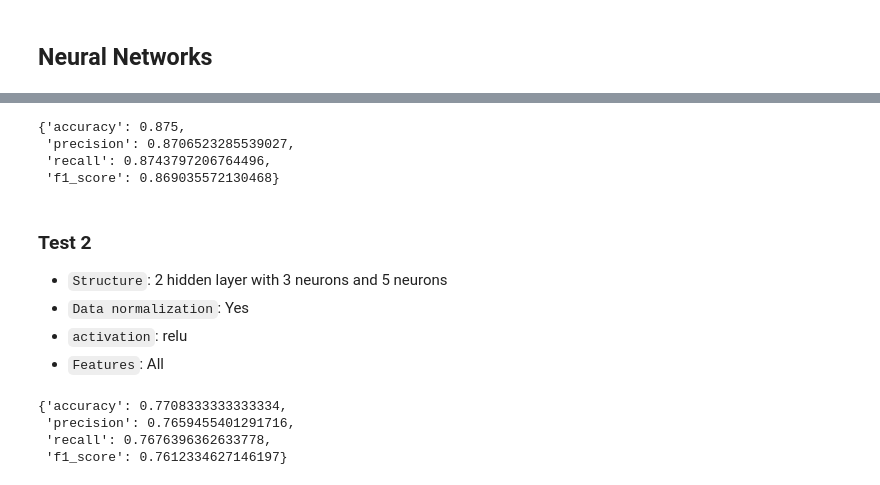
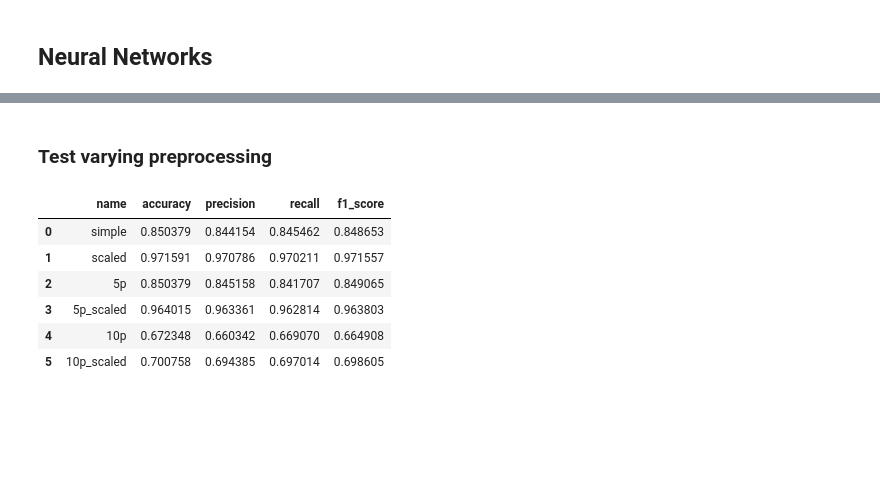
Before and after one commit to richardbinder/MachineLearning2024S, a Jupyter notebook: Exercise1/ObesityLevels/obesity_levels.ipynb, the cells around one changed output, grey strips where cells are left out. Drawn from its saved outputs; the diff is of its cells as text; code cells hidden in the pictures; blank space fills up the shorter version.

```diff
--- a/Exercise1/ObesityLevels/obesity_levels.ipynb
+++ b/Exercise1/ObesityLevels/obesity_levels.ipynb
@@ -143,26 +165,11 @@ X_train, X_test, y_train, y_test = train_test_split(X, y, test_size=0.25, random
 # %%
-# For MinMaxScaler, MaxAbsScaler and StandardScaler
-## Scale the data (standardize)
 scaler = MinMaxScaler()
 
-
 # Fit the scaler to the dataset and transform the dataset
-X_train_scaled = X_train.copy()
 X_train_scaled = scaler.fit_transform(X_train)
 
 # Scale the test data, based on the scaler fitted to the training data
-X_test_scaled = X_test.copy()
 X_test_scaled = scaler.transform(X_test)
-
-
-# ## For normalization
-# # Fit the scaler to the dataset and transform the dataset
-# X_attributes_scaled = X_attributes_test.copy()
-# X_attributes_scaled = normalize(X_attributes, norm='l2')
-
-# # Scale the test data, based on the scaler fitted to the training data
-# X_attributes_test_scaled = X_attributes_test.copy()
-# X_attributes_test_scaled = normalize(X_attributes_test, norm='l2')
 # %%
 X_train_scaled
 # %% [output]
@@ -681,46 +489,22 @@ train_and_evaluate(knn_model, training_attributes, y_train, validation_data, y_t
+# %% [markdown]
+### Test varying preprocessing
 # %%
-training_attributes = X_train
-validation_data = X_test
-
 hidden_layers_structure = (5, 3)
 
 # Initializing the MLP model
 neural_network_model = MLPClassifier(hidden_layer_sizes=hidden_layers_structure,
-                                     max_iter=100,
-                                     activation='relu',
+                                     max_iter=1500,
+                                     activation='identity',
                                      solver='adam',
                                      random_state=42)
 
 # Training the model
-train_and_evaluate(knn_model, training_attributes, y_train, validation_data, y_test)
+batch_train_evaluate(neural_network_model)
 # %% [output]
-{'accuracy': 0.875,
- 'precision': 0.8706523285539027,
- 'recall': 0.8743797206764496,
- 'f1_score': 0.869035572130468}
+|  | name | accuracy | precision | recall | f1_score |
+| 0 | simple | 0.850379 | 0.844154 | 0.845462 | 0.848653 |
+| 1 | scaled | 0.971591 | 0.970786 | 0.970211 | 0.971557 |
+| 2 | 5p | 0.850379 | 0.845158 | 0.841707 | 0.849065 |
+| 3 | 5p_scaled | 0.964015 | 0.963361 | 0.962814 | 0.963803 |
+| 4 | 10p | 0.672348 | 0.660342 | 0.669070 | 0.664908 |
+| 5 | 10p_scaled | 0.700758 | 0.694385 | 0.697014 | 0.698605 |
-# %% [markdown]
-### Test 2
-- `Structure`: 2 hidden layer with 3 neurons and 5 neurons
-- `Data normalization`: Yes
-- `activation`: relu
-- `Features`: All
-# %%
-training_attributes = X_train_scaled
-validation_data = X_test_scaled
-
-hidden_layers_structure = (5, 3)
-
-# Initializing the MLP model
-neural_network_model = MLPClassifier(hidden_layer_sizes=hidden_layers_structure,
-                                     max_iter=100,
-                                     activation='relu',
-                                     solver='adam',
-                                     random_state=42)
-
-# Training the model
-train_and_evaluate(knn_model, training_attributes, y_train, validation_data, y_test)
-# %% [output]
-{'accuracy': 0.7708333333333334,
- 'precision': 0.7659455401291716,
- 'recall': 0.7676396362633778,
- 'f1_score': 0.7612334627146197}
```
Also changed, not shown: parts of 69 cells of this notebook, 1 other file.
